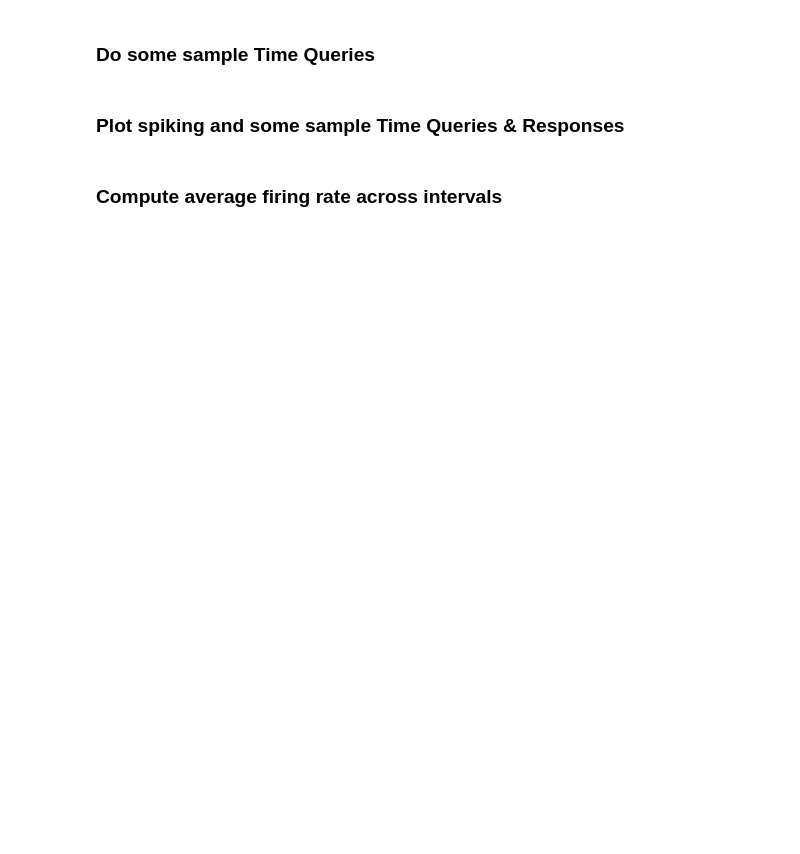
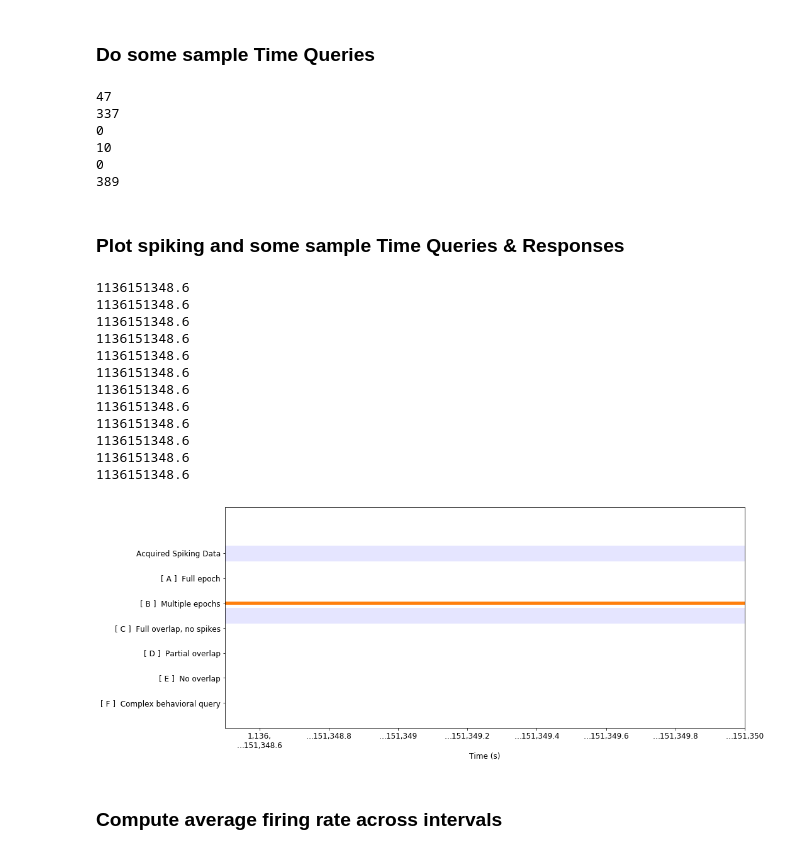
Before and after one commit to LorenFrankLab/franklab-nwb, a Jupyter notebook: Spike_query.ipynb, the cells around one changed output. Drawn from its saved outputs; the diff is of its cells as text; code cells hidden in the pictures; blank space fills up the shorter version.

Commit message:
WIP on spike time queries--updated tick formatters

```diff
--- a/Spike_query.ipynb
+++ b/Spike_query.ipynb
@@ -11,5 +11,10 @@ import intervals as iv
 import query_helpers as qu
 
 import matplotlib.pyplot as plt
+import matplotlib.dates as mdates
+import matplotlib.ticker as mticker
+
+
 plt.rcParams.update({'font.size': 12})
 plt.rcParams.update({'lines.solid_capstyle': 'butt'})
+mdates.rcParams.update({'date.autoformatter.microsecond': '%H:%M:%S.%f'})
@@ -60,13 +78,14 @@ assert qu.times_in_intervals(spikes_t, obs_intervals), 'Spike times found outsid
 # %%
 # pandas uses nanoseconds (covers range to 2262 AD), but Python datetimes are in microseconds,
 # which is all we need, precision-wise. Hmmm...
-def timestamps_to_datetime64(timestamps):
-    '''Convert POSIX timestamps (in fractional seconds), to numpy.datetime64[ns]'''
-    return(np.array(int(timestamps*1e9),'datetime64[ns]'))
 
-def h5_timestamps_to_datetime64(timestamps_h5):
-    '''Convert POSIX timestamps (in fractional seconds), to numpy.datetime64[ns]'''
-    return(timestamps_to_datetime64(np.array(timestamps_h5)))
+# def timestamps_to_datetime64(timestamps):
+#     '''Convert POSIX timestamps (in fractional seconds), to numpy.datetime64[ns]'''
+#     return(np.array(int(timestamps*1e9),'datetime64[ns]'))
+
+# def h5_timestamps_to_datetime64(timestamps_h5):
+#     '''Convert POSIX timestamps (in fractional seconds), to numpy.datetime64[ns]'''
+#     return(timestamps_to_datetime64(np.array(timestamps_h5)))
 
 # Time queries
 tqs = []
@@ -85,7 +104,8 @@ tqs.append((iv.closed(9500+posix_offset, 9900+posix_offset), 'E', 'No overlap'))
 
 # TODO: harmonize timestamps across speed (POSIX time?) and spikes/obs_ints. During import.
 speed = nwbf.modules['Behavior']['Speed']['Speed d4 e4']
-speed_ts = h5_timestamps_to_datetime64(speed.timestamps) #np.array(speed.timestamps) # convert from HDF5 dataset
+speed_ts = speed.timestamps.value # convert from HDF5 dataset
+# speed_ts = h5_timestamps_to_datetime64(speed.timestamps) #np.array(speed.timestamps) # convert from HDF5 dataset
 speed_data = np.array(speed.data)
 
 speed_threshold_fn = lambda x: x > 0.01 # m/s
@@ -103,6 +123,13 @@ for tq in tqs:
     r_spikes = qu.times_in_intervals(spikes_t,r_intervals)
     print(len(r_spikes))
     rs.append((r_intervals, r_spikes))
+# %% [output]
+47
+337
+0
+10
+0
+389
 # %% [markdown]
 ### Plot spiking and some sample Time Queries & Responses
 # %%
@@ -117,33 +144,57 @@ int_h, times_h = qu.plot_pointprocess(obs_intervals, spikes_t, axis=ax1)
 
 y_offset = -5
 spacing = 6
 cmap = plt.get_cmap("tab10")
 plots_h = []
 for i, tq in enumerate(tqs):
     tq_intervals = qu.array_from_intervals(tq[0]).T
     ypos = y_offset-i*spacing
     labels.append((ypos, '[ %s ]  %s' % (tq[1], tq[2])))
     line_h = ax1.plot(tq_intervals,np.full(tq_intervals.shape, ypos),
                         color=cmap(i), linewidth=5, marker='')
     ax1.vlines(tq_intervals, ypos, -1, color=cmap(i), linestyle='--', alpha=0.2)
     plots_h.append(line_h[0])
 
     # plot query response
     r_intervals = rs[i][0]
     r_spikes = np.array(rs[i][1])
 
     int_h, times_h = qu.plot_pointprocess(r_intervals, r_spikes, ypos=ypos-3, axis=ax1)
 
 ax1.set_ylim([ypos-spacing,2*spacing])
 ax1.set_yticks([l[0] for l in labels])
 ax1.set_yticklabels([l[1] for l in labels])
 
+xtick_locator = mticker.AutoLocator()
+xtick_formatter = mticker.FuncFormatter(qu.fmt_truncate_posix)
+
+ax1.xaxis.set_major_locator(xtick_locator)
+ax1.xaxis.set_major_formatter(xtick_formatter)
+
 ax1.set_xlabel('Time (s)')
+
+ax1.set_xlim([x+1136e6 for x in [151348.5, 151350]])
+
 
 plt.tight_layout()
 fig1.savefig('./spike_timequeries.png', dpi=200)
+
 # ax1.set_xlim((4000,4100))
 None
+# %% [output]
+1136151348.6
+1136151348.6
+1136151348.6
+1136151348.6
+1136151348.6
+1136151348.6
+1136151348.6
+1136151348.6
+1136151348.6
+1136151348.6
+1136151348.6
+1136151348.6
+[figure, added]
 # %% [markdown]
 ### Compute average firing rate across intervals
 # %%
```
Also changed, not shown: parts of 3 cells of this notebook, 3 other files.
